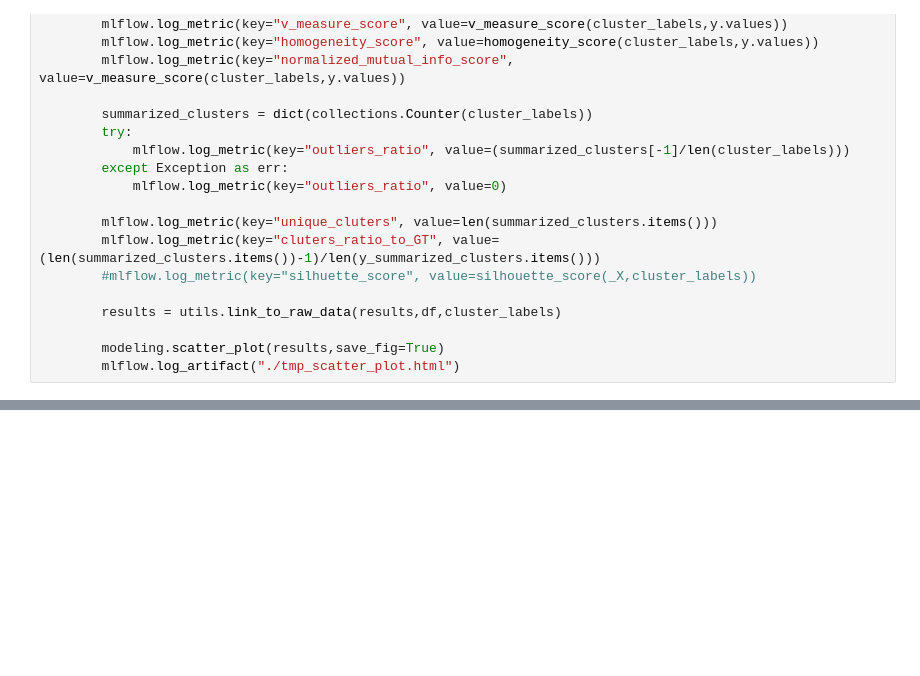
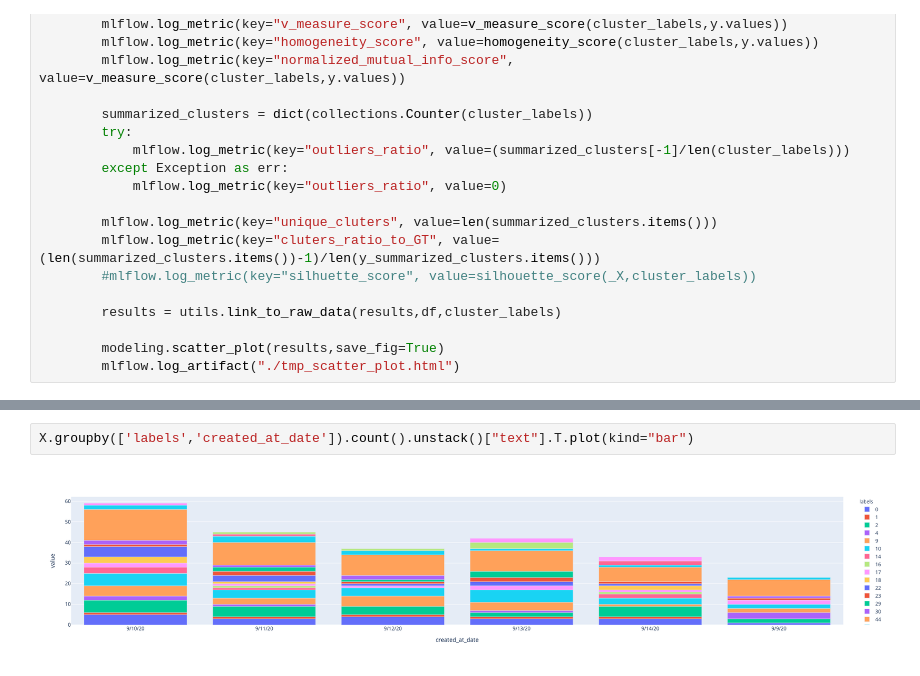
Before and after one commit to spring-media/ci-topic-thunder, a Jupyter notebook: notebooks/MLflow_Bert.ipynb, the cells around one changed output, grey strips where cells are left out. Drawn from its saved outputs; the diff is of its cells as text; blank space fills up the shorter version.

```diff
--- a/notebooks/MLflow_Bert.ipynb
+++ b/notebooks/MLflow_Bert.ipynb
@@ -202,0 +237,4 @@ def mlflow_run_model_eval(mlflow,embeddings,df,**kwargs):
+# %%
+X.groupby(['labels','created_at_date']).count().unstack()["text"].T.plot(kind="bar")
+# %% [output]
+[figure, added]
```
Also changed, not shown: parts of 5 cells of this notebook, 9 other files.
